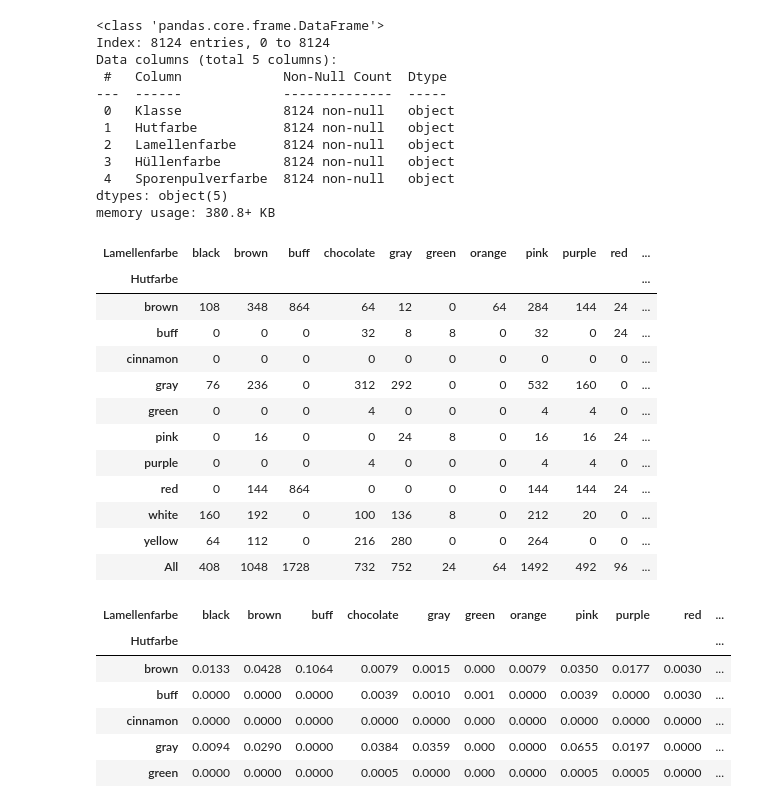
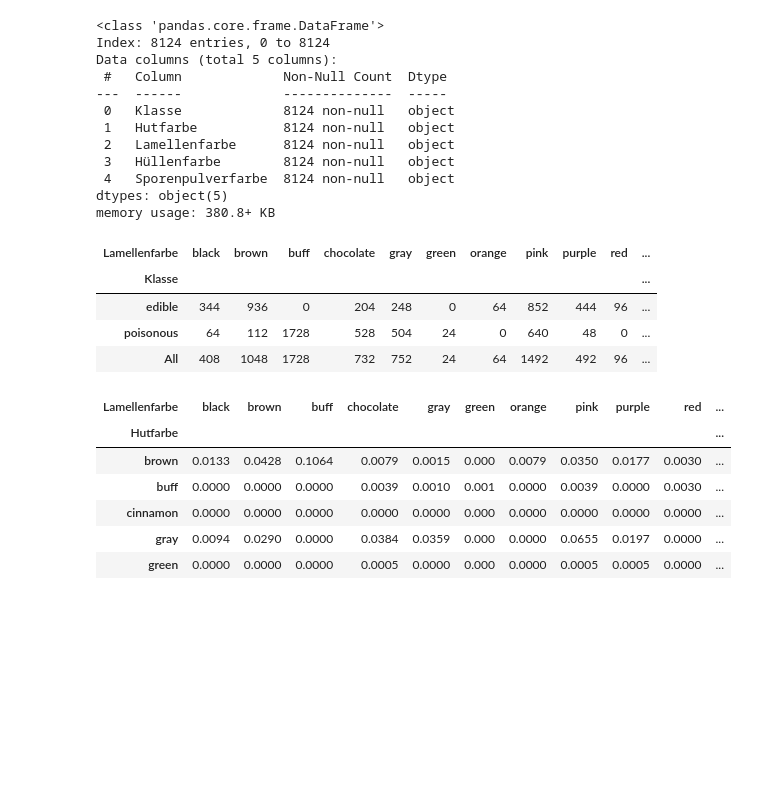
Before and after one commit to lukas3482/wahrscheinlichkeitsrechnung, a Jupyter notebook: zusammenhaenge/inClass-Zusammenhang-Student-Template.ipynb, the cells around one changed output. Drawn from its saved outputs; the diff is of its cells as text; code cells hidden in the pictures; blank space fills up the shorter version.

```diff
--- a/zusammenhaenge/inClass-Zusammenhang-Student-Template.ipynb
+++ b/zusammenhaenge/inClass-Zusammenhang-Student-Template.ipynb
@@ -13,7 +13,7 @@ warnings.filterwarnings("ignore")
 pd.options.display.precision = 4
 # %%
 # einladen der Daten
-pilze = pd.read_excel('../Datasets/mushrooms/mushroom-colors.xlsx', index_col=0)
+pilze = pd.read_excel('./data/mushroom-colors.xlsx', index_col=0)
 display(pilze.head(3))
 # %% [output]
 |  | Klasse | Hutfarbe | Lamellenfarbe | Hüllenfarbe | Sporenpulverfarbe |
@@ -38,21 +38,15 @@ memory usage: 380.8+ KB
 # %%
 # erstellen der Kreuztabelle mit pd.crosstab
 # crosstab: https://pandas.pydata.org/pandas-docs/stable/reference/api/pandas.crosstab.html
-ct = pd.crosstab(pilze['Hutfarbe'], pilze['Lamellenfarbe'], margins=True)
+#ct = pd.crosstab(pilze['Hutfarbe'], pilze['Lamellenfarbe'], margins=True)
+ct = pd.crosstab(pilze['Klasse'], pilze['Lamellenfarbe'], margins=True)
+
 display(ct)
 # %% [output]
 | Lamellenfarbe | black | brown | buff | chocolate | gray | green | orange | pink | purple | red | ... |
-| Hutfarbe |  |  |  |  |  |  |  |  |  |  | ... |
-| brown | 108 | 348 | 864 | 64 | 12 | 0 | 64 | 284 | 144 | 24 | ... |
-| buff | 0 | 0 | 0 | 32 | 8 | 8 | 0 | 32 | 0 | 24 | ... |
-| cinnamon | 0 | 0 | 0 | 0 | 0 | 0 | 0 | 0 | 0 | 0 | ... |
-| gray | 76 | 236 | 0 | 312 | 292 | 0 | 0 | 532 | 160 | 0 | ... |
-| green | 0 | 0 | 0 | 4 | 0 | 0 | 0 | 4 | 4 | 0 | ... |
-| pink | 0 | 16 | 0 | 0 | 24 | 8 | 0 | 16 | 16 | 24 | ... |
-| purple | 0 | 0 | 0 | 4 | 0 | 0 | 0 | 4 | 4 | 0 | ... |
-| red | 0 | 144 | 864 | 0 | 0 | 0 | 0 | 144 | 144 | 24 | ... |
-| white | 160 | 192 | 0 | 100 | 136 | 8 | 0 | 212 | 20 | 0 | ... |
-| yellow | 64 | 112 | 0 | 216 | 280 | 0 | 0 | 264 | 0 | 0 | ... |
+| Klasse |  |  |  |  |  |  |  |  |  |  | ... |
+| edible | 344 | 936 | 0 | 204 | 248 | 0 | 64 | 852 | 444 | 96 | ... |
+| poisonous | 64 | 112 | 1728 | 528 | 504 | 24 | 0 | 640 | 48 | 0 | ... |
 | All | 408 | 1048 | 1728 | 732 | 752 | 24 | 64 | 1492 | 492 | 96 | ... |
 # %%
 # in normalisierter Form
```
Also changed, not shown: parts of 2 cells of this notebook, 4 other files.
